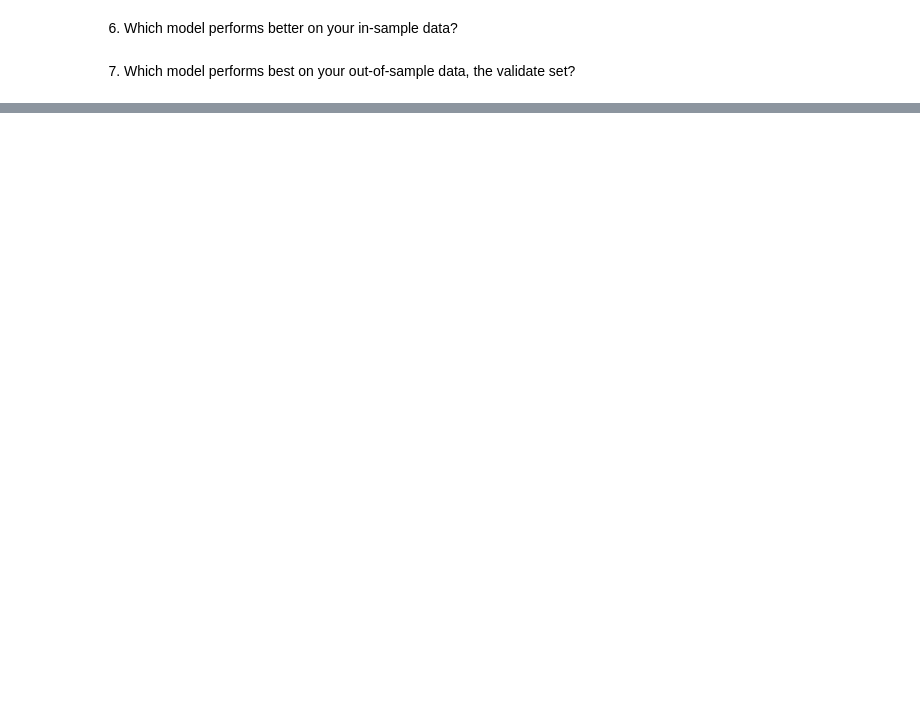
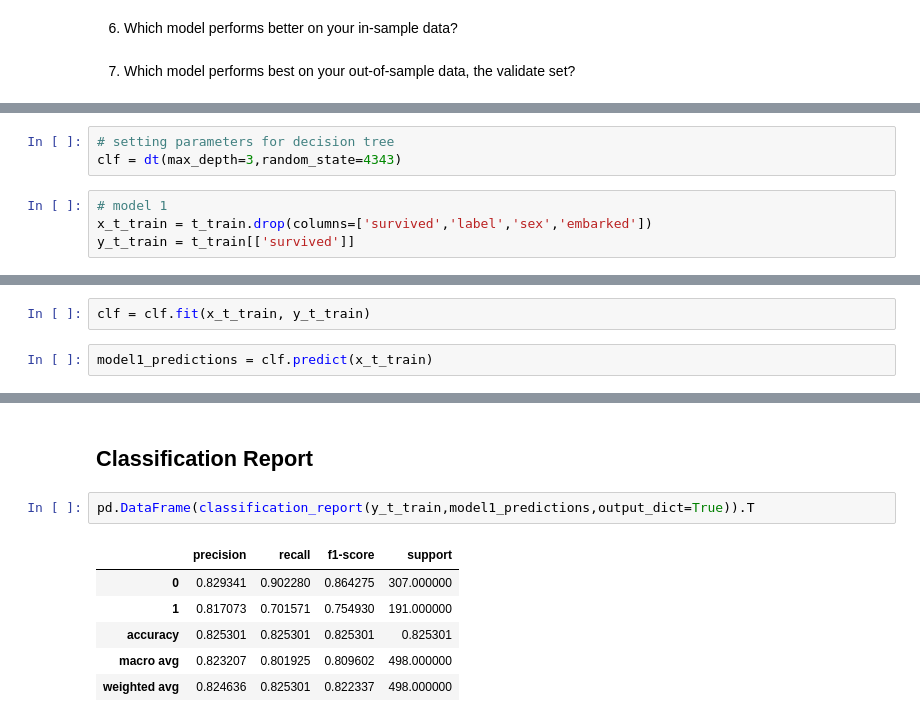
Before and after one commit to jeremiah-toribio/classification-exercises, a Jupyter notebook: decision_tree.ipynb, the cells around one changed output, grey strips where cells are left out. Drawn from its saved outputs; the diff is of its cells as text; blank space fills up the shorter version.

```diff
--- a/decision_tree.ipynb
+++ b/decision_tree.ipynb
@@ -44,0 +94,7 @@ NameError: name 'acquire' is not defined
+# %%
+# setting parameters for decision tree
+clf = dt(max_depth=3,random_state=4343)
+# %%
+# model 1
+x_t_train = t_train.drop(columns=['survived','label','sex','embarked'])
+y_t_train = t_train[['survived']]
@@ -44,0 +103,4 @@ NameError: name 'acquire' is not defined
+# %%
+clf = clf.fit(x_t_train, y_t_train)
+# %%
+model1_predictions = clf.predict(x_t_train)
@@ -44,0 +119,11 @@ NameError: name 'acquire' is not defined
+# %% [markdown]
+## Classification Report
+# %%
+pd.DataFrame(classification_report(y_t_train,model1_predictions,output_dict=True)).T
+# %% [output]
+|  | precision | recall | f1-score | support |
+| 0 | 0.829341 | 0.902280 | 0.864275 | 307.000000 |
+| 1 | 0.817073 | 0.701571 | 0.754930 | 191.000000 |
+| accuracy | 0.825301 | 0.825301 | 0.825301 | 0.825301 |
+| macro avg | 0.823207 | 0.801925 | 0.809602 | 498.000000 |
+| weighted avg | 0.824636 | 0.825301 | 0.822337 | 498.000000 |
```
Also changed, not shown: parts of 36 cells of this notebook.
